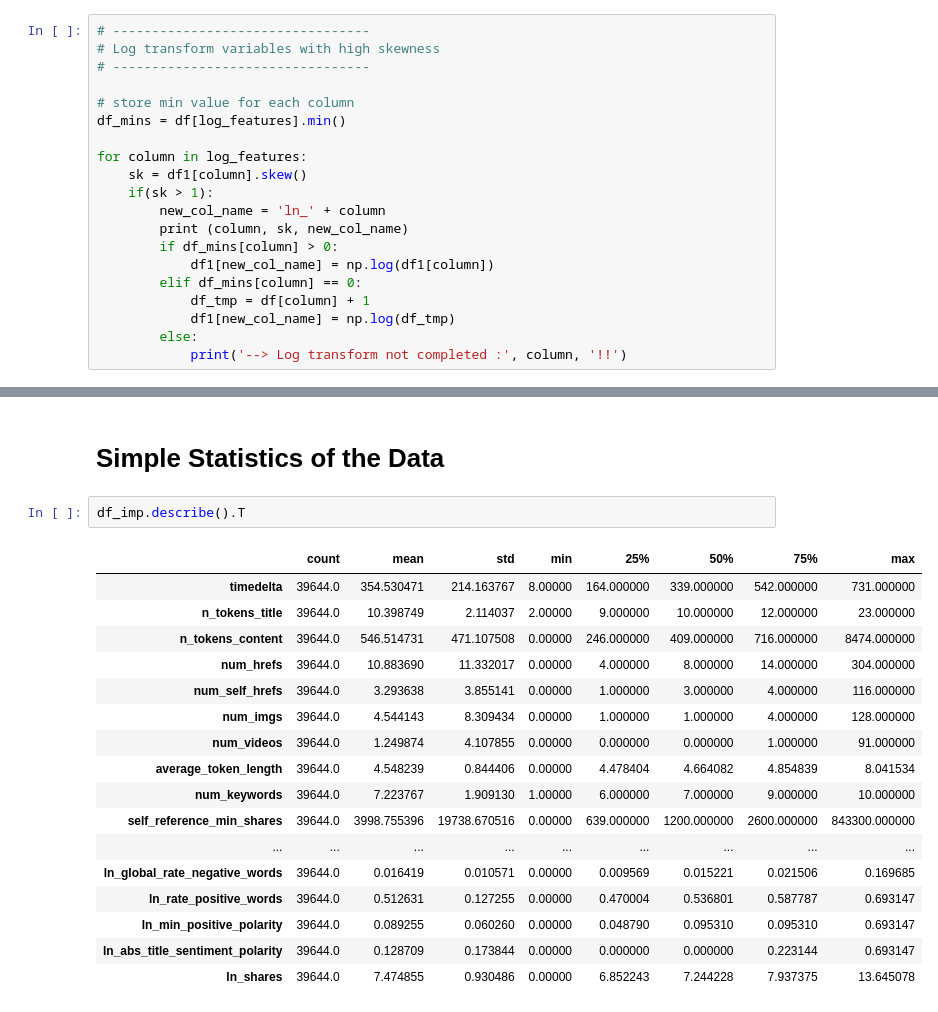
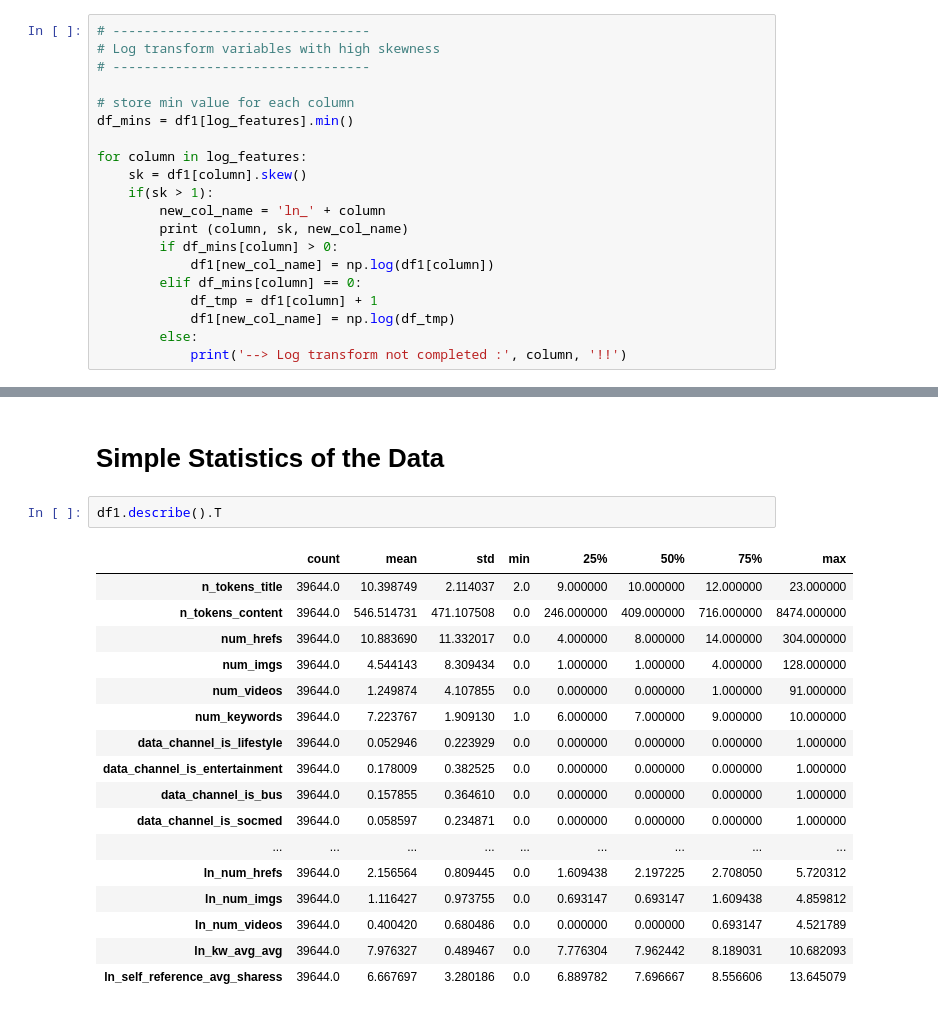
Before and after one commit to bici-sancta/mashable, a Jupyter notebook: mashable_master_2017.09.17_AA.ipynb, the cells around one changed output, grey strips where cells are left out. Saved outputs shown, nothing was run; the diff lists cells and outputs as text.

Commit message:
Add files via upload
fixed some typos, added logistic regression and PCA, still need to add words

```diff
--- a/mashable_master_2017.09.17_AA.ipynb
+++ b/mashable_master_2017.09.17_AA.ipynb
@@ -420,7 +420,7 @@ log_features = ['n_tokens_content',
 # ---------------------------------
 
 # store min value for each column
-df_mins = df[log_features].min()
+df_mins = df1[log_features].min()
 
 for column in log_features:
     sk = df1[column].skew()
@@ -430,7 +430,7 @@ for column in log_features:
         if df_mins[column] > 0:
             df1[new_col_name] = np.log(df1[column])
         elif df_mins[column] == 0:
-            df_tmp = df[column] + 1
+            df_tmp = df1[column] + 1
             df1[new_col_name] = np.log(df_tmp)
         else:
             print('--> Log transform not completed :', column, '!!')
@@ -461,22 +461,22 @@ The log variables looks normally distibuted with some outliers.
 # %% [markdown]
 # Simple Statistics of the Data
 # %%
-df_imp.describe().T
+df1.describe().T
 # %% [output]
 |  | count | mean | std | min | 25% | 50% | 75% | max |
-| timedelta | 39644.0 | 354.530471 | 214.163767 | 8.00000 | 164.000000 | 339.000000 | 542.000000 | 731.000000 |
-| n_tokens_title | 39644.0 | 10.398749 | 2.114037 | 2.00000 | 9.000000 | 10.000000 | 12.000000 | 23.000000 |
-| n_tokens_content | 39644.0 | 546.514731 | 471.107508 | 0.00000 | 246.000000 | 409.000000 | 716.000000 | 8474.000000 |
-| num_hrefs | 39644.0 | 10.883690 | 11.332017 | 0.00000 | 4.000000 | 8.000000 | 14.000000 | 304.000000 |
-| num_self_hrefs | 39644.0 | 3.293638 | 3.855141 | 0.00000 | 1.000000 | 3.000000 | 4.000000 | 116.000000 |
-| num_imgs | 39644.0 | 4.544143 | 8.309434 | 0.00000 | 1.000000 | 1.000000 | 4.000000 | 128.000000 |
-| num_videos | 39644.0 | 1.249874 | 4.107855 | 0.00000 | 0.000000 | 0.000000 | 1.000000 | 91.000000 |
-| average_token_length | 39644.0 | 4.548239 | 0.844406 | 0.00000 | 4.478404 | 4.664082 | 4.854839 | 8.041534 |
-| num_keywords | 39644.0 | 7.223767 | 1.909130 | 1.00000 | 6.000000 | 7.000000 | 9.000000 | 10.000000 |
-| self_reference_min_shares | 39644.0 | 3998.755396 | 19738.670516 | 0.00000 | 639.000000 | 1200.000000 | 2600.000000 | 843300.000000 |
+| n_tokens_title | 39644.0 | 10.398749 | 2.114037 | 2.0 | 9.000000 | 10.000000 | 12.000000 | 23.000000 |
+| n_tokens_content | 39644.0 | 546.514731 | 471.107508 | 0.0 | 246.000000 | 409.000000 | 716.000000 | 8474.000000 |
+| num_hrefs | 39644.0 | 10.883690 | 11.332017 | 0.0 | 4.000000 | 8.000000 | 14.000000 | 304.000000 |
+| num_imgs | 39644.0 | 4.544143 | 8.309434 | 0.0 | 1.000000 | 1.000000 | 4.000000 | 128.000000 |
+| num_videos | 39644.0 | 1.249874 | 4.107855 | 0.0 | 0.000000 | 0.000000 | 1.000000 | 91.000000 |
+| num_keywords | 39644.0 | 7.223767 | 1.909130 | 1.0 | 6.000000 | 7.000000 | 9.000000 | 10.000000 |
+| data_channel_is_lifestyle | 39644.0 | 0.052946 | 0.223929 | 0.0 | 0.000000 | 0.000000 | 0.000000 | 1.000000 |
+| data_channel_is_entertainment | 39644.0 | 0.178009 | 0.382525 | 0.0 | 0.000000 | 0.000000 | 0.000000 | 1.000000 |
+| data_channel_is_bus | 39644.0 | 0.157855 | 0.364610 | 0.0 | 0.000000 | 0.000000 | 0.000000 | 1.000000 |
+| data_channel_is_socmed | 39644.0 | 0.058597 | 0.234871 | 0.0 | 0.000000 | 0.000000 | 0.000000 | 1.000000 |
 | ... | ... | ... | ... | ... | ... | ... | ... | ... |
-| ln_global_rate_negative_words | 39644.0 | 0.016419 | 0.010571 | 0.00000 | 0.009569 | 0.015221 | 0.021506 | 0.169685 |
-| ln_rate_positive_words | 39644.0 | 0.512631 | 0.127255 | 0.00000 | 0.470004 | 0.536801 | 0.587787 | 0.693147 |
-| ln_min_positive_polarity | 39644.0 | 0.089255 | 0.060260 | 0.00000 | 0.048790 | 0.095310 | 0.095310 | 0.693147 |
-| ln_abs_title_sentiment_polarity | 39644.0 | 0.128709 | 0.173844 | 0.00000 | 0.000000 | 0.000000 | 0.223144 | 0.693147 |
-| ln_shares | 39644.0 | 7.474855 | 0.930486 | 0.00000 | 6.852243 | 7.244228 | 7.937375 | 13.645078 |
+| ln_num_hrefs | 39644.0 | 2.156564 | 0.809445 | 0.0 | 1.609438 | 2.197225 | 2.708050 | 5.720312 |
+| ln_num_imgs | 39644.0 | 1.116427 | 0.973755 | 0.0 | 0.693147 | 0.693147 | 1.609438 | 4.859812 |
+| ln_num_videos | 39644.0 | 0.400420 | 0.680486 | 0.0 | 0.000000 | 0.000000 | 0.693147 | 4.521789 |
+| ln_kw_avg_avg | 39644.0 | 7.976327 | 0.489467 | 0.0 | 7.776304 | 7.962442 | 8.189031 | 10.682093 |
+| ln_self_reference_avg_sharess | 39644.0 | 6.667697 | 3.280186 | 0.0 | 6.889782 | 7.696667 | 8.556606 | 13.645079 |
```
Also changed, not shown: parts of 16 cells of this notebook.
